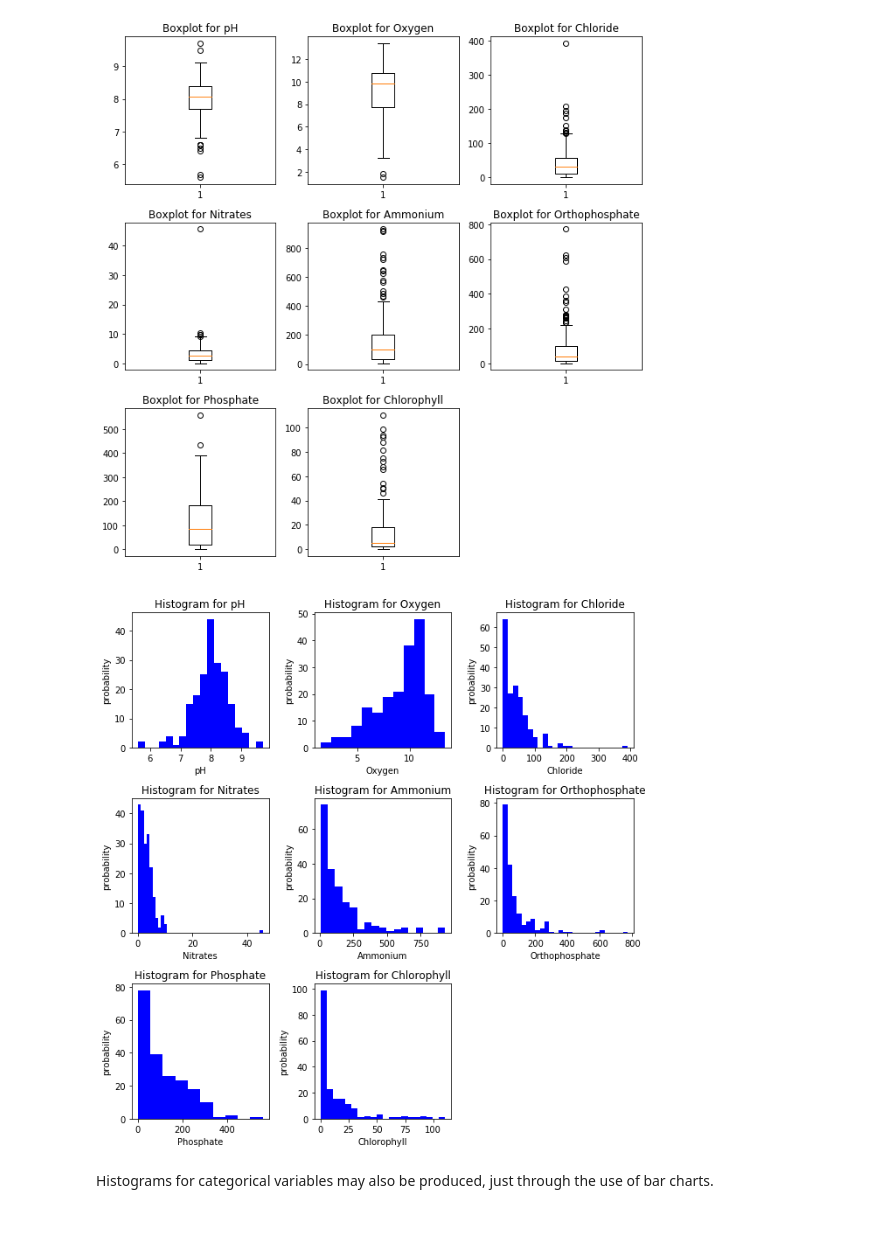
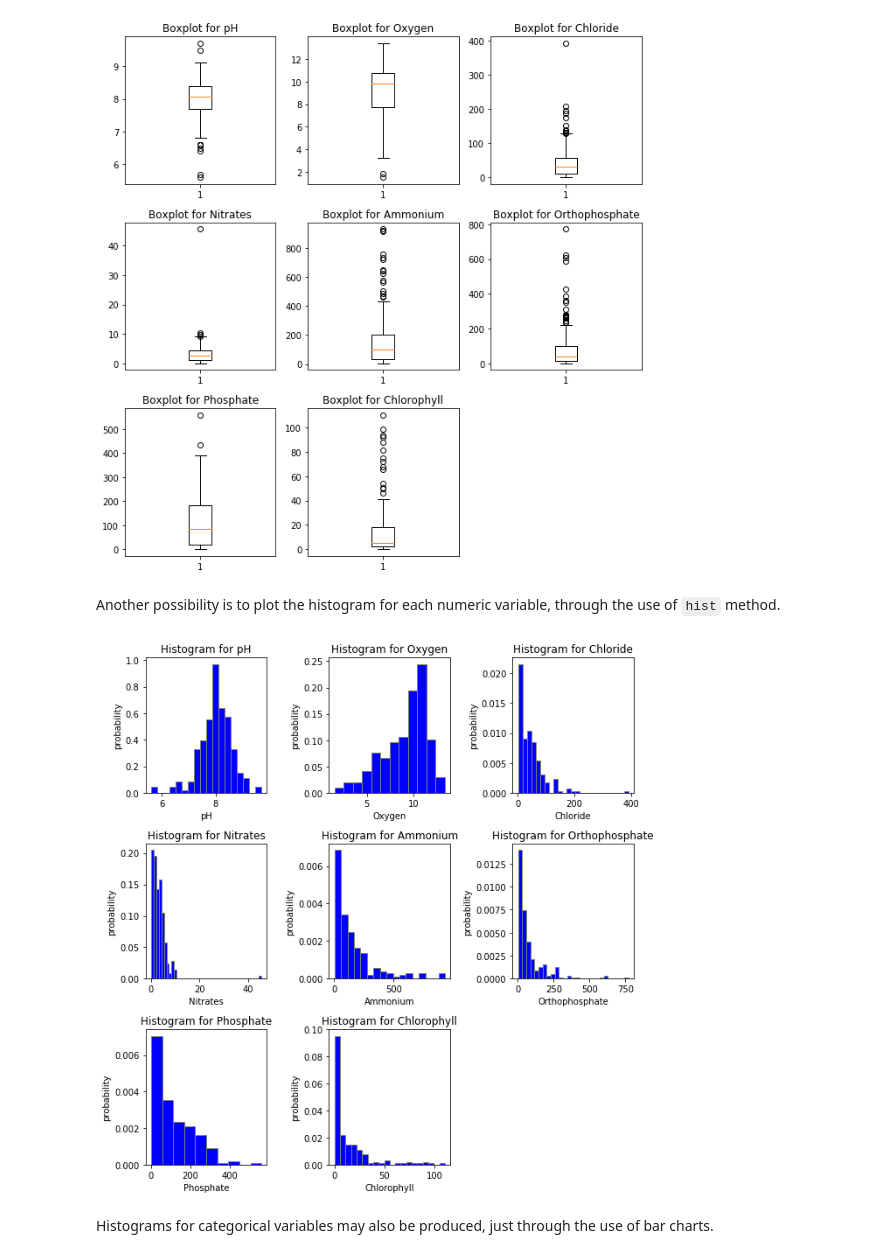
Before and after one commit to psinogas/DSlabs2019, a Jupyter notebook: Lab1.ipynb, the cells around one changed output. Cells and saved outputs as stored; diff of their text form; code cells hidden in the pictures; blank space fills up the shorter version.

Commit message:
Lab1 - single variable analysis without granularity...

```diff
--- a/Lab1.ipynb
+++ b/Lab1.ipynb
@@ -213,9 +216,9 @@ def choose_grid(nr):
     else:
         return nr // 5 +1, 5
 
-def boxplot(series, var, rows, cols, i):
-    _plt.subplot(rows, cols, i)
-    _plt.title("Boxplot for "+var)
+def boxplot(series, var, rows, cols, n):
+    _plt.subplot(rows, cols, n)
+    _plt.title("Boxplot for %s"%var)
     _plt.boxplot(series)
 
 columns = data.select_dtypes(include='number').columns
@@ -228,24 +231,26 @@ _plt.tight_layout()
 _plt.show()
 # %% [output]
 [figure]
+# %% [markdown]
+Another possibility is to plot the histogram for each numeric variable, through the use of <code>hist</code> method.
 # %%
-def histogram_4_numeric(series, var, rows, cols, i, nbins='auto'):
-    _plt.subplot(rows, cols, i)
+def histogram_4_numeric(series, var, rows, cols, n, nbins='auto'):
+    _plt.subplot(rows, cols, n)
     _plt.title("Histogram for " + var)
     _plt.xlabel(var)
     _plt.ylabel("probability")
-    _plt.hist(series, nbins, facecolor="blue")
+    _plt.hist(series, nbins, density=True, facecolor="blue", edgecolor='grey')
 
 columns = data.select_dtypes(include='number').columns
 n_rows, n_cols = choose_grid(len(columns))
 _plt.figure(figsize=[n_rows * 3,n_cols * 3])
 for i in range(len(columns)):
     var = columns[i]
     histogram_4_numeric(data[var].dropna().values, var, n_rows, n_cols, i+1)
 _plt.tight_layout()
 _plt.show()
 # %% [output]
-[figure, old version]
+[figure, new version]
 # %% [markdown]
 Histograms for categorical variables may also be produced, just through the use of bar charts.
 # %%
```
Also changed, not shown: parts of 12 cells of this notebook.
